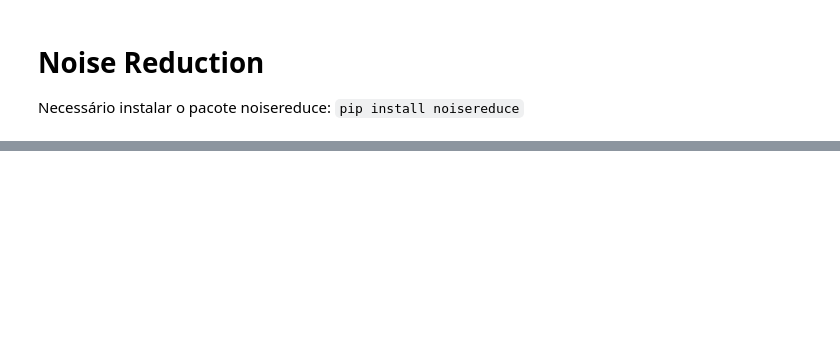
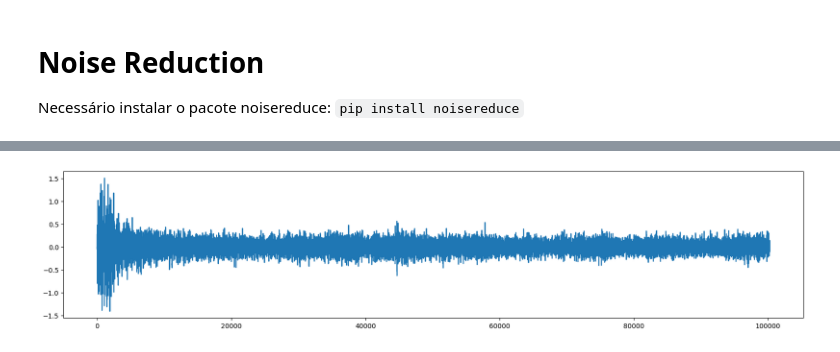
Before and after one commit to vitormeriat/digital-audio-processing, a Jupyter notebook: 03-filtering-noise-reduction.ipynb, the cells around one changed output, grey strips where cells are left out. Drawn from its saved outputs; the diff is of its cells as text; code cells hidden in the pictures; blank space fills up the shorter version.

```diff
--- a/03-filtering-noise-reduction.ipynb
+++ b/03-filtering-noise-reduction.ipynb
@@ -139,0 +186,7 @@ ipd.Audio(noise_reduced, rate=rate)
+# %%
+# add noise to data
+snr = 2 # signal to noise ratio
+noise_clip = noise_data/snr
+audio_clip_cafe = data + noise_clip
+
+ipd.Audio(data=audio_clip_cafe, rate=noise_rate)
@@ -139,0 +195,7 @@ ipd.Audio(noise_reduced, rate=rate)
+# %%
+# plot noisy data
+fig, ax = plt.subplots(figsize=(20,4))
+ax.plot(audio_clip_cafe)
+plt.show()
+# %% [output]
+[figure, added]
```
Also changed, not shown: parts of 25 cells of this notebook, 36 other files.
